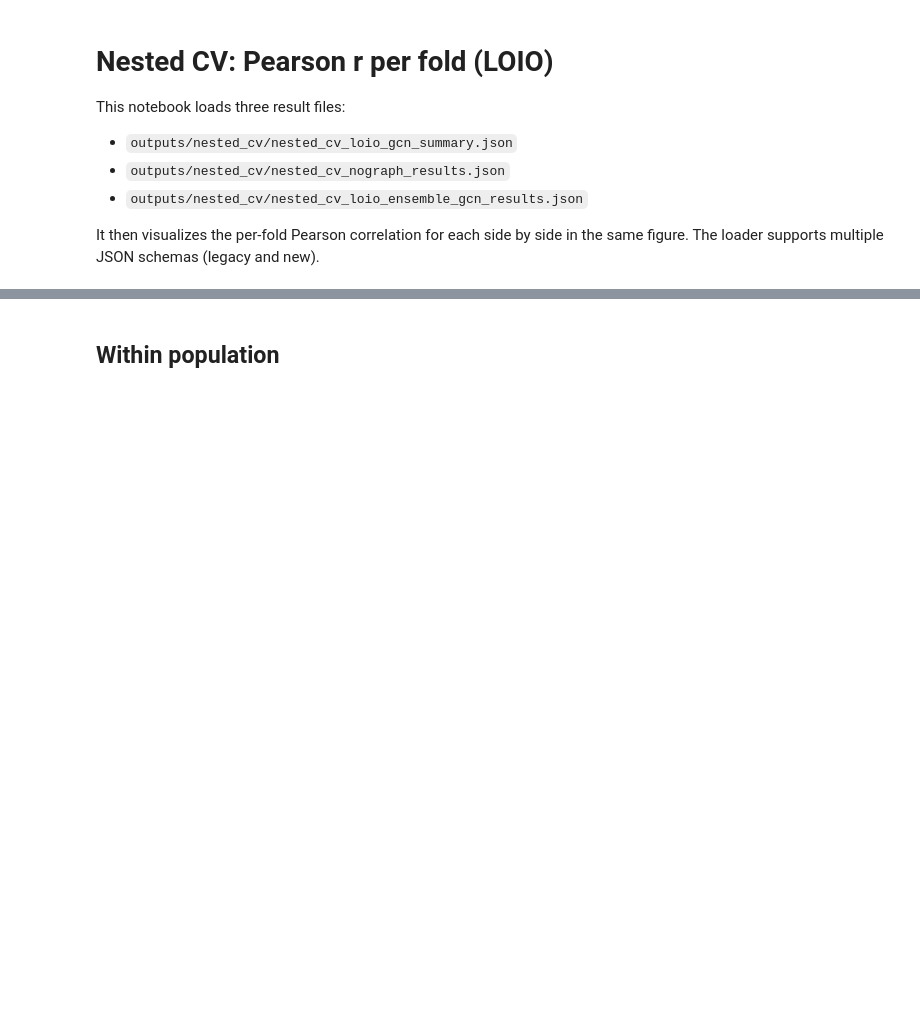
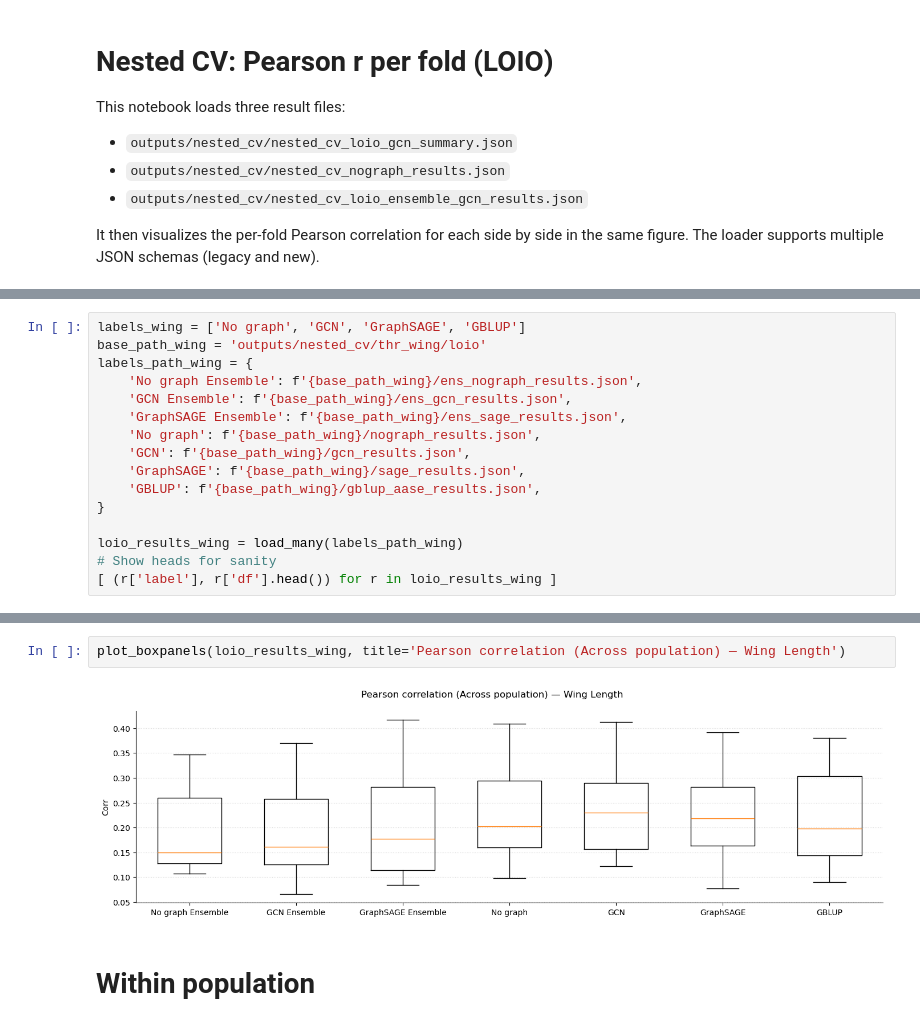
Before and after one commit to simennes/Project_thesis, a Jupyter notebook: nested_cv_analysis.ipynb, the cells around one changed output, grey strips where cells are left out. Saved outputs shown, nothing was run; the diff lists cells and outputs as text; blank space fills up the shorter version.

```diff
--- a/nested_cv_analysis.ipynb
+++ b/nested_cv_analysis.ipynb
@@ -157,0 +212,16 @@ plot_boxpanels(loio_results, title='Pearson correlation (LOIO) — Tarsus Length
+# %%
+labels_wing = ['No graph', 'GCN', 'GraphSAGE', 'GBLUP']
+base_path_wing = 'outputs/nested_cv/thr_wing/loio'
+labels_path_wing = {
+    'No graph Ensemble': f'{base_path_wing}/ens_nograph_results.json',
+    'GCN Ensemble': f'{base_path_wing}/ens_gcn_results.json',
+    'GraphSAGE Ensemble': f'{base_path_wing}/ens_sage_results.json',
+    'No graph': f'{base_path_wing}/nograph_results.json',
+    'GCN': f'{base_path_wing}/gcn_results.json',
+    'GraphSAGE': f'{base_path_wing}/sage_results.json',
+    'GBLUP': f'{base_path_wing}/gblup_aase_results.json',
+}
+
+loio_results_wing = load_many(labels_path_wing)
+# Show heads for sanity
+[ (r['label'], r['df'].head()) for r in loio_results_wing ]
@@ -158,3 +246,7 @@ plot_boxpanels(loio_results, title='Pearson correlation (LOIO) — Tarsus Length
+# %%
+plot_boxpanels(loio_results_wing, title='Pearson correlation (Across population) — Wing Length')
+# %% [output]
+[figure, added]
 # %% [markdown]
-## Within population
+# Within population
 # %%
```
Also changed, not shown: parts of 13 cells of this notebook, 20 other files.
